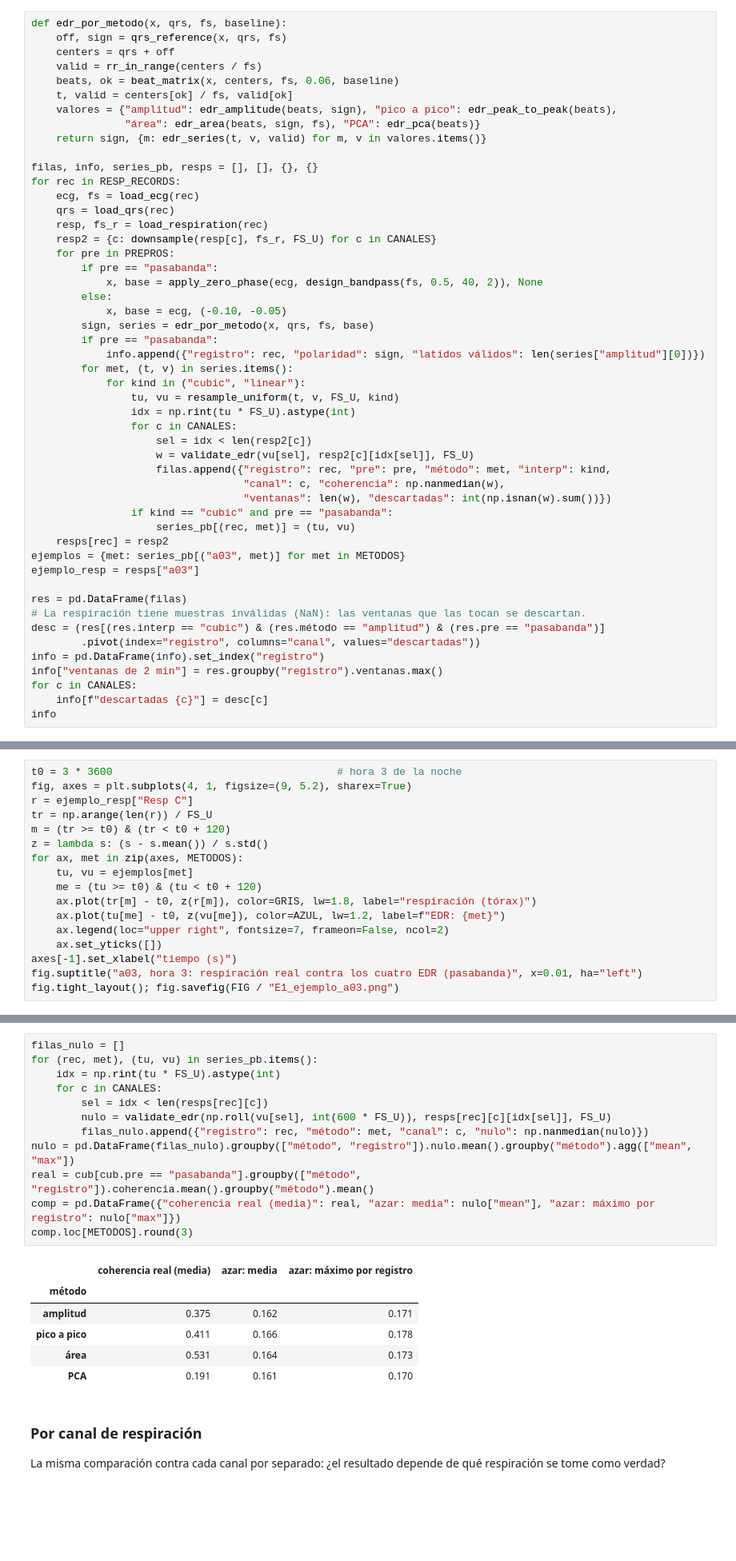
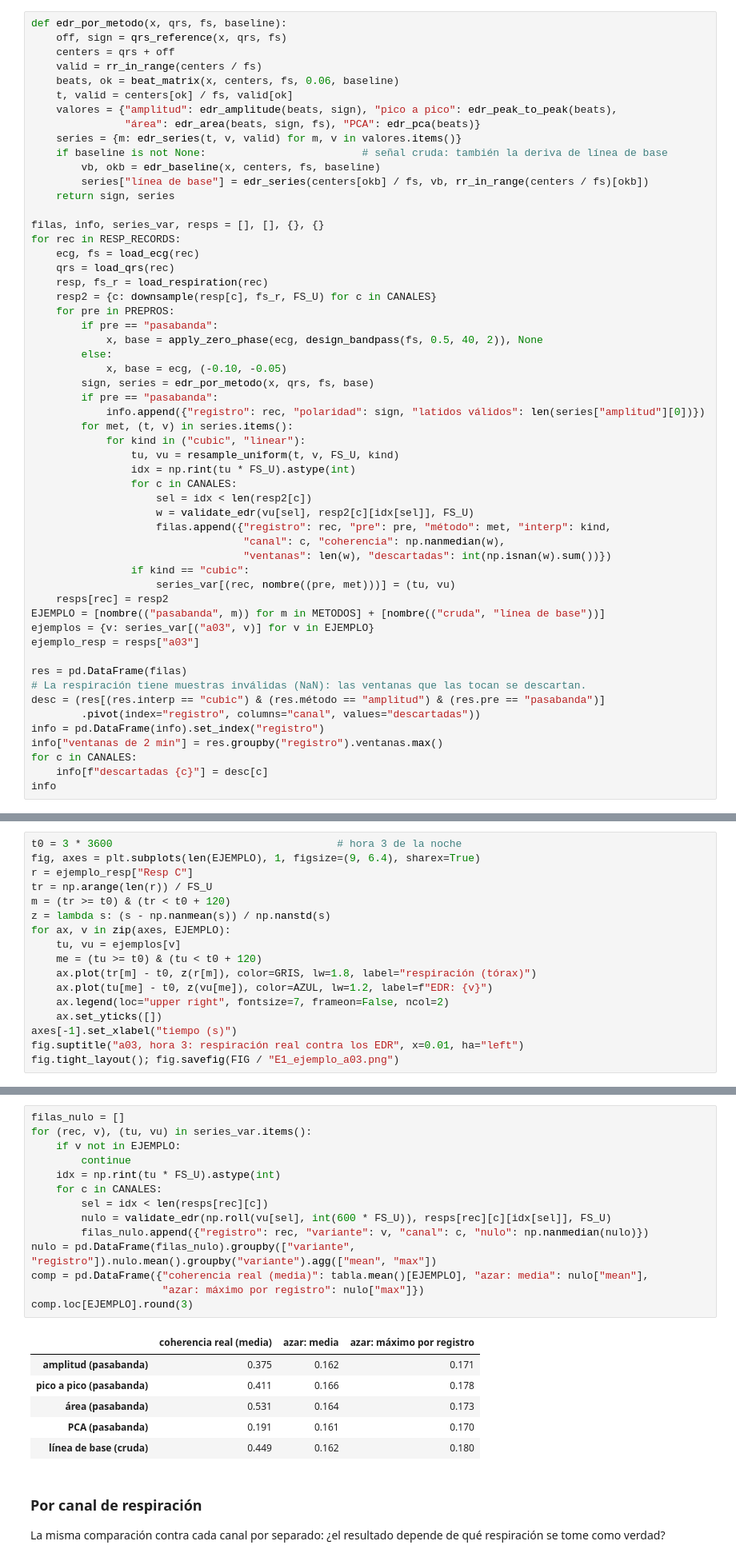
Before and after one commit to afrateitba/PSIB2026Q2-TPS-Grupo08-Frate-Tenca-Weizman, a Jupyter notebook: notebooks/02_E1_edr.ipynb, the cells around one changed output, grey strips where cells are left out. Shown at 80% size. Saved outputs shown, nothing was run; the diff lists cells and outputs as text; blank space fills up the shorter version.

```diff
--- a/notebooks/02_E1_edr.ipynb
+++ b/notebooks/02_E1_edr.ipynb
@@ -54,9 +58,13 @@ def edr_por_metodo(x, qrs, fs, baseline):
     t, valid = centers[ok] / fs, valid[ok]
     valores = {"amplitud": edr_amplitude(beats, sign), "pico a pico": edr_peak_to_peak(beats),
                "área": edr_area(beats, sign, fs), "PCA": edr_pca(beats)}
-    return sign, {m: edr_series(t, v, valid) for m, v in valores.items()}
+    series = {m: edr_series(t, v, valid) for m, v in valores.items()}
+    if baseline is not None:                         # señal cruda: también la deriva de línea de base
+        vb, okb = edr_baseline(x, centers, fs, baseline)
+        series["línea de base"] = edr_series(centers[okb] / fs, vb, rr_in_range(centers / fs)[okb])
+    return sign, series
 
-filas, info, series_pb, resps = [], [], {}, {}
+filas, info, series_var, resps = [], [], {}, {}
 for rec in RESP_RECORDS:
     ecg, fs = load_ecg(rec)
     qrs = load_qrs(rec)
@@ -80,10 +88,11 @@ for rec in RESP_RECORDS:
                     filas.append({"registro": rec, "pre": pre, "método": met, "interp": kind,
                                   "canal": c, "coherencia": np.nanmedian(w),
                                   "ventanas": len(w), "descartadas": int(np.isnan(w).sum())})
-                if kind == "cubic" and pre == "pasabanda":
-                    series_pb[(rec, met)] = (tu, vu)
+                if kind == "cubic":
+                    series_var[(rec, nombre((pre, met)))] = (tu, vu)
     resps[rec] = resp2
-ejemplos = {met: series_pb[("a03", met)] for met in METODOS}
+EJEMPLO = [nombre(("pasabanda", m)) for m in METODOS] + [nombre(("cruda", "línea de base"))]
+ejemplos = {v: series_var[("a03", v)] for v in EJEMPLO}
 ejemplo_resp = resps["a03"]
 
 res = pd.DataFrame(filas)
@@ -113,18 +122,18 @@ La respiración real (tórax) contra los cuatro EDR, todos estandarizados para p
 # %%
 t0 = 3 * 3600                                    # hora 3 de la noche
-fig, axes = plt.subplots(4, 1, figsize=(9, 5.2), sharex=True)
+fig, axes = plt.subplots(len(EJEMPLO), 1, figsize=(9, 6.4), sharex=True)
 r = ejemplo_resp["Resp C"]
 tr = np.arange(len(r)) / FS_U
 m = (tr >= t0) & (tr < t0 + 120)
-z = lambda s: (s - s.mean()) / s.std()
-for ax, met in zip(axes, METODOS):
-    tu, vu = ejemplos[met]
+z = lambda s: (s - np.nanmean(s)) / np.nanstd(s)
+for ax, v in zip(axes, EJEMPLO):
+    tu, vu = ejemplos[v]
     me = (tu >= t0) & (tu < t0 + 120)
     ax.plot(tr[m] - t0, z(r[m]), color=GRIS, lw=1.8, label="respiración (tórax)")
-    ax.plot(tu[me] - t0, z(vu[me]), color=AZUL, lw=1.2, label=f"EDR: {met}")
+    ax.plot(tu[me] - t0, z(vu[me]), color=AZUL, lw=1.2, label=f"EDR: {v}")
     ax.legend(loc="upper right", fontsize=7, frameon=False, ncol=2)
     ax.set_yticks([])
 axes[-1].set_xlabel("tiempo (s)")
-fig.suptitle("a03, hora 3: respiración real contra los cuatro EDR (pasabanda)", x=0.01, ha="left")
+fig.suptitle("a03, hora 3: respiración real contra los EDR", x=0.01, ha="left")
 fig.tight_layout(); fig.savefig(FIG / "E1_ejemplo_a03.png")
 # %% [output]
@@ -220,23 +228,25 @@ fig.tight_layout(); fig.savefig(FIG / "E1_comparacion.png")
 Para saber si una coherencia es alta hace falta compararla con la que da un EDR que **no** tiene relación con esa respiración. Se desplaza cada EDR 10 minutos respecto de la respiración (de forma circular) y se repite la medición: lo que queda es el piso de ruido de la métrica.
 # %%
 filas_nulo = []
-for (rec, met), (tu, vu) in series_pb.items():
+for (rec, v), (tu, vu) in series_var.items():
+    if v not in EJEMPLO:
+        continue
     idx = np.rint(tu * FS_U).astype(int)
     for c in CANALES:
         sel = idx < len(resps[rec][c])
         nulo = validate_edr(np.roll(vu[sel], int(600 * FS_U)), resps[rec][c][idx[sel]], FS_U)
-        filas_nulo.append({"registro": rec, "método": met, "canal": c, "nulo": np.nanmedian(nulo)})
-nulo = pd.DataFrame(filas_nulo).groupby(["método", "registro"]).nulo.mean().groupby("método").agg(["mean", "max"])
-real = cub[cub.pre == "pasabanda"].groupby(["método", "registro"]).coherencia.mean().groupby("método").mean()
-comp = pd.DataFrame({"coherencia real (media)": real, "azar: media": nulo["mean"], "azar: máximo por registro": nulo["max"]})
-comp.loc[METODOS].round(3)
+        filas_nulo.append({"registro": rec, "variante": v, "canal": c, "nulo": np.nanmedian(nulo)})
+nulo = pd.DataFrame(filas_nulo).groupby(["variante", "registro"]).nulo.mean().groupby("variante").agg(["mean", "max"])
+comp = pd.DataFrame({"coherencia real (media)": tabla.mean()[EJEMPLO], "azar: media": nulo["mean"],
+                     "azar: máximo por registro": nulo["max"]})
+comp.loc[EJEMPLO].round(3)
 # %% [output]
 |  | coherencia real (media) | azar: media | azar: máximo por registro |
-| método |  |  |  |
-| amplitud | 0.375 | 0.162 | 0.171 |
-| pico a pico | 0.411 | 0.166 | 0.178 |
-| área | 0.531 | 0.164 | 0.173 |
-| PCA | 0.191 | 0.161 | 0.170 |
+| amplitud (pasabanda) | 0.375 | 0.162 | 0.171 |
+| pico a pico (pasabanda) | 0.411 | 0.166 | 0.178 |
+| área (pasabanda) | 0.531 | 0.164 | 0.173 |
+| PCA (pasabanda) | 0.191 | 0.161 | 0.170 |
+| línea de base (cruda) | 0.449 | 0.162 | 0.180 |
 # %% [markdown]
 ### Por canal de respiración
 
```
Also changed, not shown: parts of 12 cells of this notebook, 4 other files.
